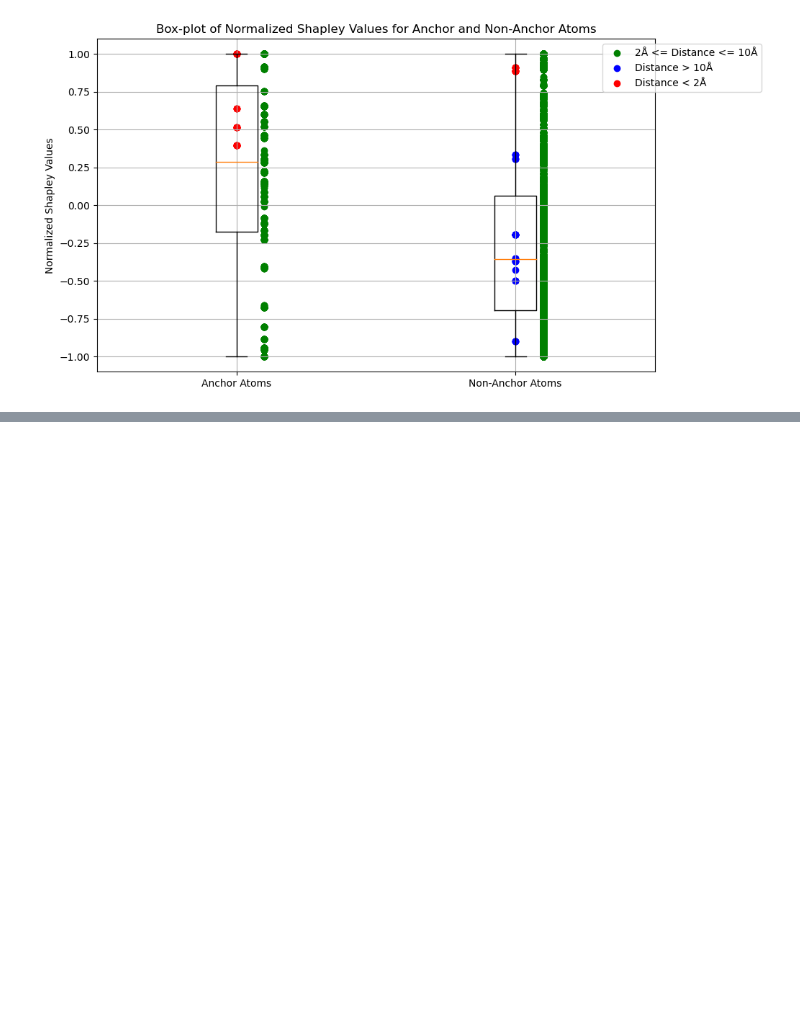
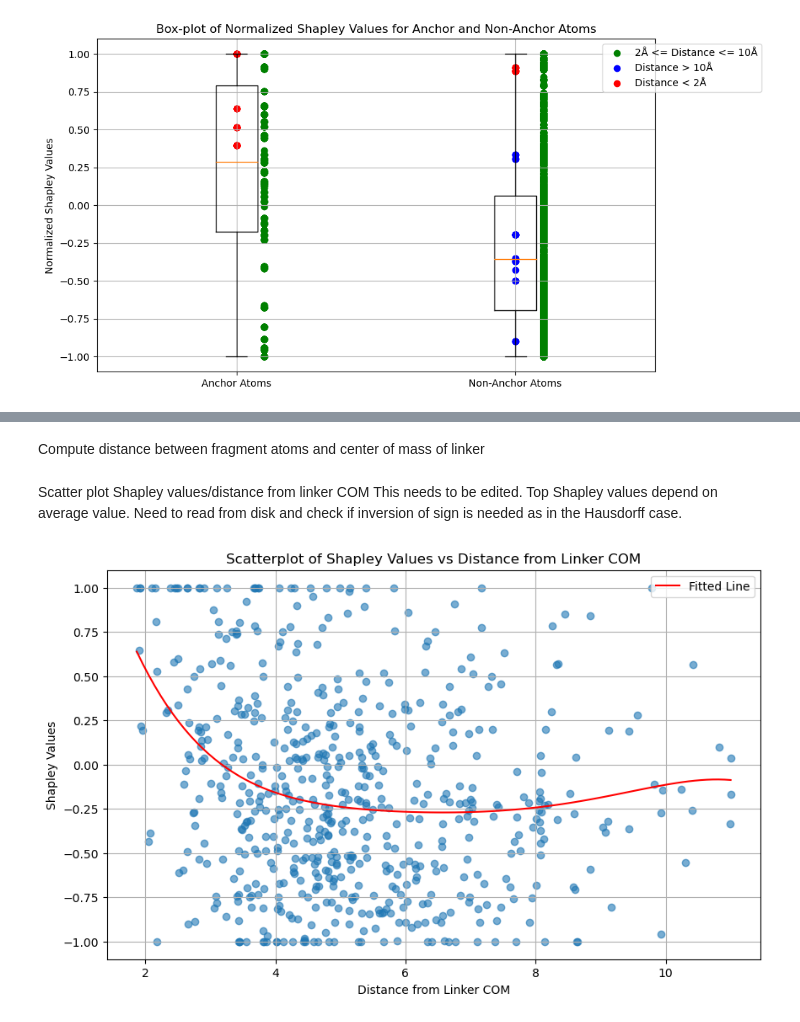
Before and after one commit to AndMastro/DiffSHAPer, a Jupyter notebook: difflinker/shapley_value_analysis.ipynb, the cells around one changed output, grey strips where cells are left out. Saved outputs shown, nothing was run; the diff lists cells and outputs as text; code cells hidden in the pictures; blank space fills up the shorter version.

```diff
--- a/difflinker/shapley_value_analysis.ipynb
+++ b/difflinker/shapley_value_analysis.ipynb
@@ -457,0 +651,2 @@ Total number of highlighted atoms: 9267
+# %% [markdown]
+Compute distance between fragment atoms and center of mass of linker
@@ -457,0 +663,48 @@ Total number of highlighted atoms: 9267
+# %% [markdown]
+Scatter plot Shapley values/distance from linker COM
+This needs to be edited. Top Shapley values depend on average value. Need to read from disk and check if inversion of sign is needed as in the Hausdorff case.
+# %%
+for i in range(len(data_list)):
+    for seed in seed_list:
+        dict_key_name = f"shapley_values_{seed}"
+        avg_frobenius_norm = data_dict[i][f"frobenius_norm_average_{seed}"]
+        original_frobenius_norm = data_dict[i][f"frobenius_norm_original_{seed}"]
+        if avg_frobenius_norm > original_frobenius_norm:
+            shapley_values = -np.array(data_dict[i][dict_key_name])
+        else:
+            shapley_values = np.array(data_dict[i][dict_key_name])
+        min_val = np.min(shapley_values)
+        max_val = np.max(shapley_values)
+        normalized_shapley_values = 2 * (shapley_values - min_val) / (max_val - min_val) - 1
+        dict_key_name = f"normalized_shapley_values_{seed}"
+        data_dict[i][dict_key_name] = normalized_shapley_values.tolist()
+# %%
+all_distances = []
+all_shapley_values = []
+
+
+for i in range(len(data_list)):
+    for seed in seed_list:
+        distances = data_dict[i][f'distances_{seed}']
+        # normalized_distances = data_dict[i][f'normalized_distances_{seed}']
+        shapley_values = data_dict[i][f'normalized_shapley_values_{seed}']
+        all_distances.extend(distances)
+        all_shapley_values.extend(shapley_values)
+
+# Fit a line to the data
+coefficients = np.polyfit(all_distances, all_shapley_values, 5)
+polynomial = np.poly1d(coefficients)
+x_fit = np.linspace(min(all_distances), max(all_distances), 100)
+y_fit = polynomial(x_fit)
+
+plt.figure(figsize=(10, 6))
+plt.scatter(all_distances, all_shapley_values, alpha=0.6)
+plt.plot(x_fit, y_fit, color='red', label='Fitted Line')
+plt.xlabel('Distance from Linker COM')
+plt.ylabel('Shapley Values')
+plt.title('Scatterplot of Shapley Values vs Distance from Linker COM')
+plt.legend()
+plt.grid(True)
+plt.show()
+# %% [output]
+[figure, added]
```
Also changed, not shown: parts of 26 cells of this notebook.
